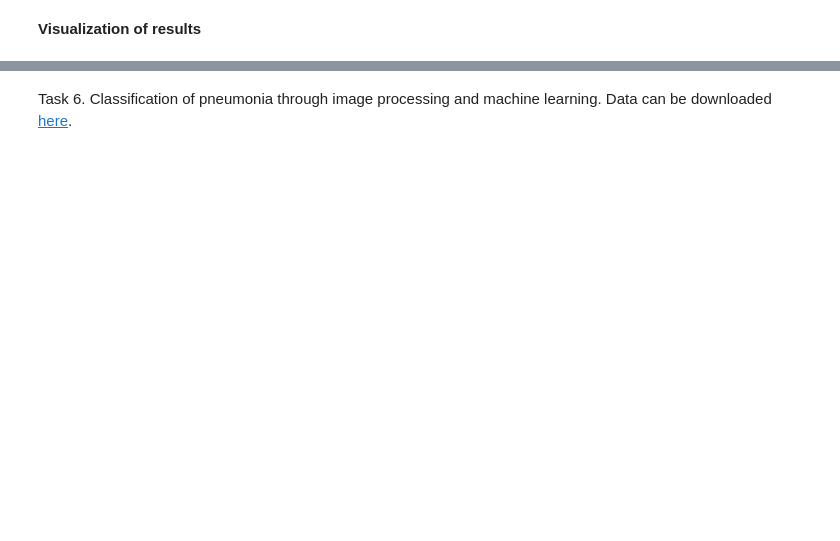
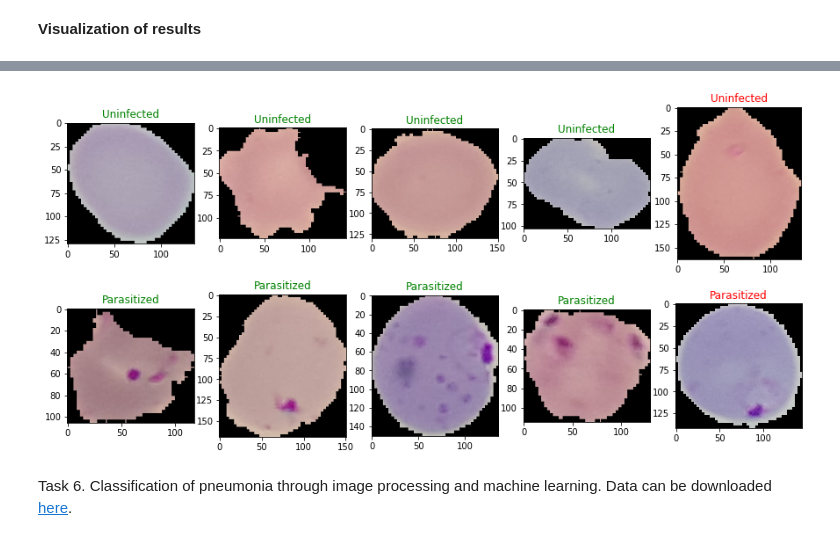
Before and after one commit to anastasiiakhil/Intro_to_DS, a Jupyter notebook: lab14.ipynb, the cells around one changed output, grey strips where cells are left out. Cells and saved outputs as stored; diff of their text form; code cells hidden in the pictures; blank space fills up the shorter version.

```diff
--- a/lab14.ipynb
+++ b/lab14.ipynb
@@ -410,12 +401,0 @@ uninf = np.array(glob(img_dir + "/Uninfected/*"))
-# %%
-for i in range(3):
-    img_path=inf[i]
-    img = Image.open(img_path)
-
-    if predict_malaria(model, class_names, img_path) == 'Parasitized':
-        print(colored('Parasitized', 'green'))
-    else:
-        print(colored('Uninfected', 'red'))
-
-    plt.imshow(img)
-    plt.show()
@@ -429,12 +401,0 @@ Parasitized
-# %%
-for i in range(3):
-    img_path=uninf[i]
-    img = Image.open(img_path)
-
-    if predict_malaria(model, class_names, img_path) == 'Uninfected':
-        print(colored('Uninfected', 'green'))
-    else:
-        print(colored('Parasitized', 'red'))
-
-    plt.imshow(img)
-    plt.show()
@@ -448,2 +402,25 @@ Uninfected
+# %%
+class_names = train_data.classes
+parasitized = os.listdir(img_dir + 'Parasitized/')
+uninfected = os.listdir(img_dir + 'Uninfected/')
+
+fig, ax = plt.subplots(2, 5, figsize=(15, 7))
+for i in range(5):
+
+    # predict uninfected
+    img_path_uninfected = img_dir + 'Uninfected/' + uninfected[i]
+    img_uninfected = Image.open(img_path_uninfected)
+    color_unf = 'green' if predict_malaria(model, class_names, img_path_uninfected) == 'Uninfected' else 'red'
+    ax[0][i].imshow(img_uninfected)
+    ax[0][i].set_title('Uninfected', color=color_unf)
+
+    # predict parasitized
+    img_path_parasitized = img_dir + 'Parasitized/' + parasitized[i]
+    img_parasitized = Image.open(img_path_parasitized)
+    color_inf = 'green' if predict_malaria(model, class_names, img_path_parasitized) == 'Parasitized' else 'red'
+    ax[1][i].imshow(img_parasitized)
+    ax[1][i].set_title('Parasitized', color=color_inf)
+# %% [output]
+[figure, added]
 # %% [markdown]
 Task 6. Classification of pneumonia through image processing and machine learning. Data can be downloaded [here](https://www.kaggle.com/paultimothymooney/chest-xray-pneumonia).
```
Also changed, not shown: parts of 42 cells of this notebook.
